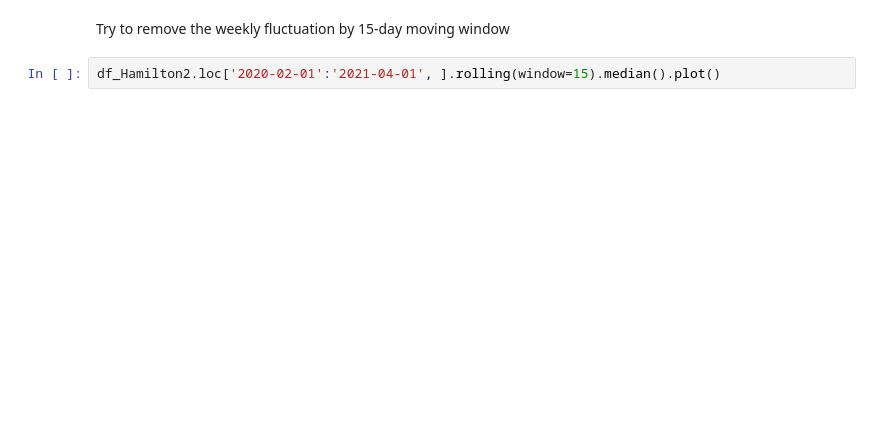
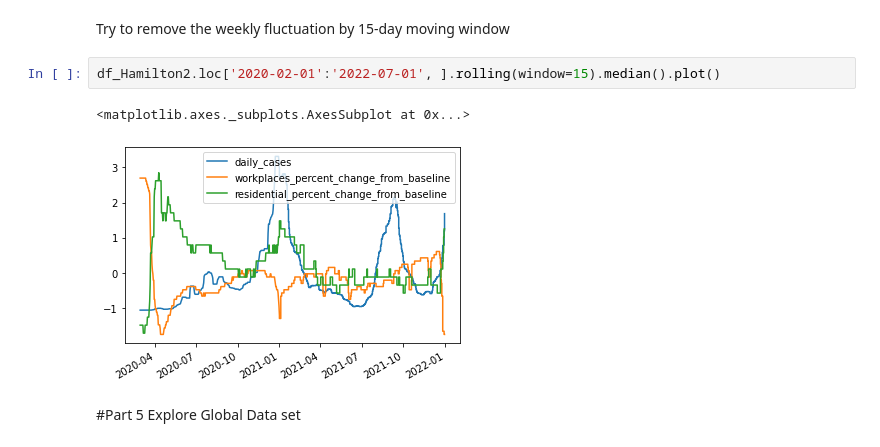
Before and after one commit to hongqin/Python-CoLab-bootcamp, a Jupyter notebook: Learn_Python_by_analying_covid19.ipynb, the cells around one changed output. Cells and saved outputs as stored; diff of their text form; blank space fills up the shorter version.

```diff
--- a/Learn_Python_by_analying_covid19.ipynb
+++ b/Learn_Python_by_analying_covid19.ipynb
@@ -744,4 +807,9 @@ df_Hamilton2.loc['2020-02-01':'2021-04-01', ].plot()
 # %% [markdown]
  Try to remove the weekly fluctuation by 15-day moving window
 # %%
-df_Hamilton2.loc['2020-02-01':'2021-04-01', ].rolling(window=15).median().plot()
+df_Hamilton2.loc['2020-02-01':'2022-07-01', ].rolling(window=15).median().plot()
+# %% [output]
+<matplotlib.axes._subplots.AxesSubplot at 0x...>
+[figure, added]
+# %% [markdown]
+#Part 5 Explore Global Data set
```
Also changed, not shown: parts of 97 cells of this notebook.
